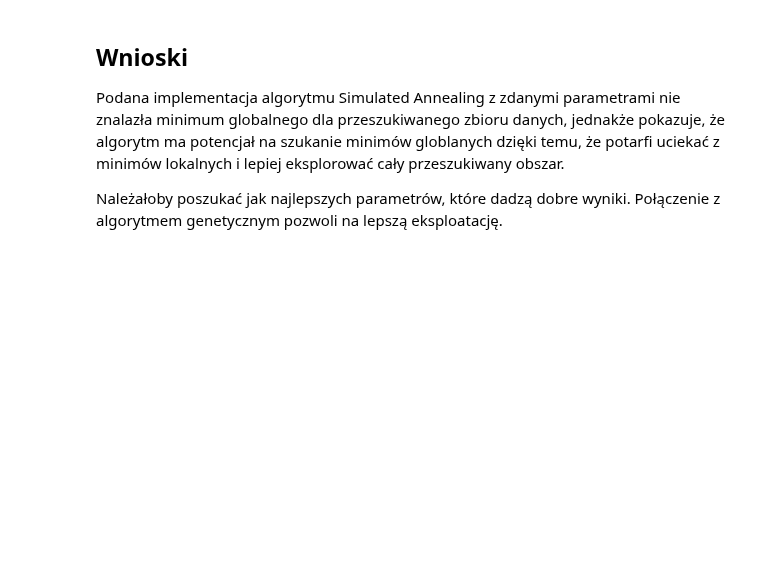
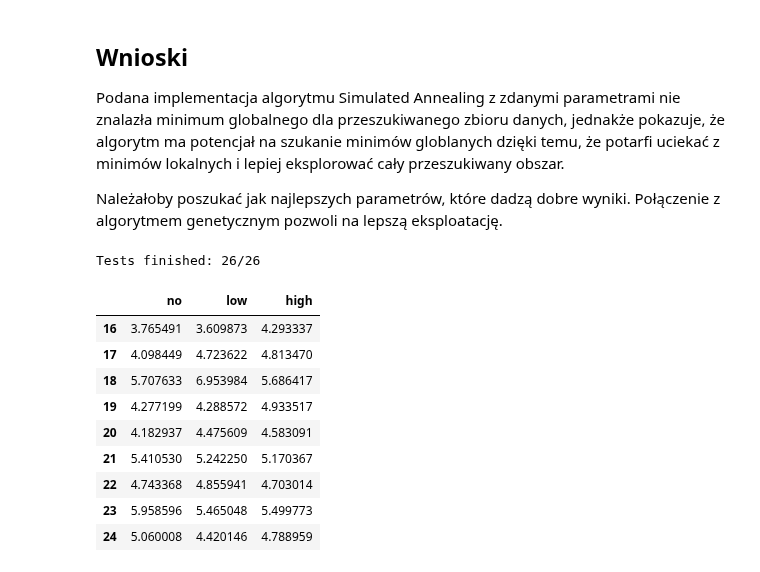
Before and after one commit to Vergenter/mswum, a Jupyter notebook: simulatedAnnealingImplementation.ipynb, the cells around one changed output. Cells and saved outputs as stored; diff of their text form; code cells hidden in the pictures; blank space fills up the shorter version.

```diff
--- a/simulatedAnnealingImplementation.ipynb
+++ b/simulatedAnnealingImplementation.ipynb
@@ -198,3 +187,37 @@ SA.plot_results(plot='best_changes')
 Podana implementacja algorytmu Simulated Annealing z zdanymi parametrami nie znalazła minimum globalnego dla przeszukiwanego zbioru danych, jednakże pokazuje, że algorytm ma potencjał na szukanie minimów globlanych dzięki temu, że potarfi uciekać z minimów lokalnych i lepiej eksplorować cały przeszukiwany obszar.
 
 Należałoby poszukać jak najlepszych parametrów, które dadzą dobre wyniki. Połączenie z algorytmem genetycznym pozwoli na lepszą eksploatację.
+# %%
+correlation_levels = ["no", "low", "high"]
+item_counts = list(range(16,25))
+
+results = np.zeros((len(item_counts), len(correlation_levels)))
+
+for i, level in enumerate(correlation_levels):
+    for j, item_count in enumerate(item_counts):
+        csv = read_csv(f"data//{level}_correlation_{item_count}")
+        n_items = csv.shape[0]
+        values = csv.value.values
+        weights = csv.weight.values
+
+        SA = SimulatedAnnealing(best_temp, best_cooling, 0.0001, item_count, values, weights, max_weight)
+        SA.setInitialValues()
+        SA.run()
+        results[j,i] = SA.results()
+        print(f"Tests finished: {i*len(item_counts)+j}/{len(item_counts)*len(correlation_levels)-1}", end="\r")
+# %% [output]
+Tests finished: 26/26
+# %%
+df_res = DataFrame(data=results, columns=correlation_levels, index=item_counts)
+df_res
+# %% [output]
+|  | no | low | high |
+| 16 | 3.765491 | 3.609873 | 4.293337 |
+| 17 | 4.098449 | 4.723622 | 4.813470 |
+| 18 | 5.707633 | 6.953984 | 5.686417 |
+| 19 | 4.277199 | 4.288572 | 4.933517 |
+| 20 | 4.182937 | 4.475609 | 4.583091 |
+| 21 | 5.410530 | 5.242250 | 5.170367 |
+| 22 | 4.743368 | 4.855941 | 4.703014 |
+| 23 | 5.958596 | 5.465048 | 5.499773 |
+| 24 | 5.060008 | 4.420146 | 4.788959 |
```
Also changed, not shown: parts of 8 cells of this notebook.
